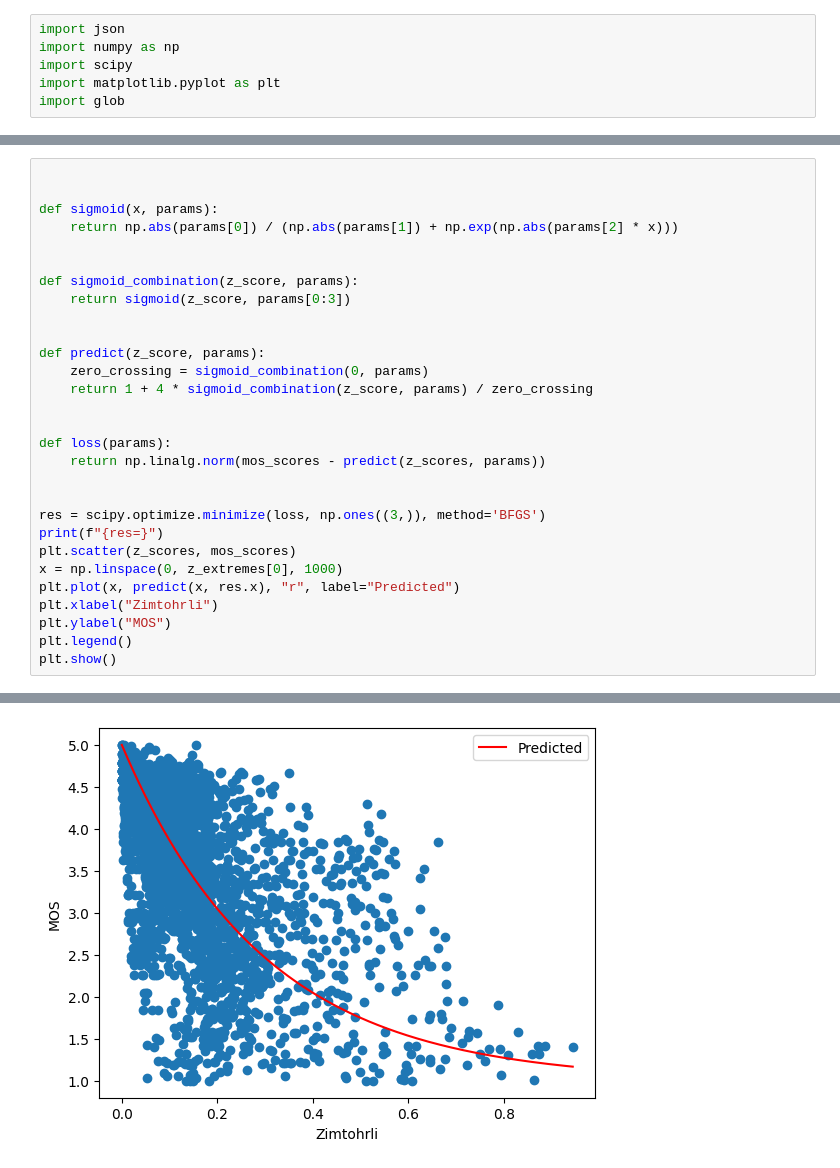
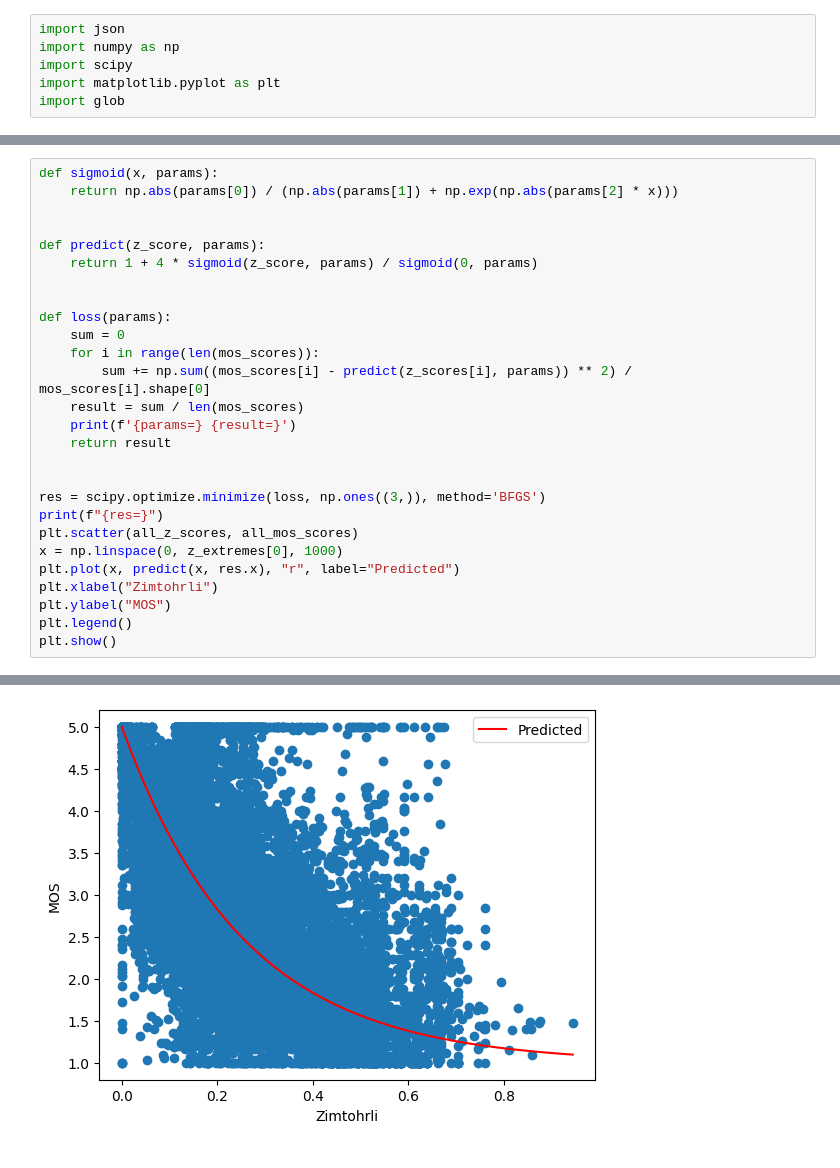
Before and after one commit to google/zimtohrli, a Jupyter notebook: python/mos_mapping.ipynb, the cells around one changed output, grey strips where cells are left out. Cells and saved outputs as stored; diff of their text form.

Commit message:
Added MOS mapping optimization
- Made it possible to optimize the MOS mapping for a given dataset with already-calculated Zimtohrli scores.
- Made it possible to print the MOS MSE for a given dataset.

```diff
--- a/python/mos_mapping.ipynb
+++ b/python/mos_mapping.ipynb
@@ -65,26 +84,24 @@ z_extremes=array([0.94465321, 0.        ])
 # %%
-
-
 def sigmoid(x, params):
     return np.abs(params[0]) / (np.abs(params[1]) + np.exp(np.abs(params[2] * x)))
 
 
-def sigmoid_combination(z_score, params):
-    return sigmoid(z_score, params[0:3])
-
-
 def predict(z_score, params):
-    zero_crossing = sigmoid_combination(0, params)
-    return 1 + 4 * sigmoid_combination(z_score, params) / zero_crossing
+    return 1 + 4 * sigmoid(z_score, params) / sigmoid(0, params)
 
 
 def loss(params):
-    return np.linalg.norm(mos_scores - predict(z_scores, params))
+    sum = 0
+    for i in range(len(mos_scores)):
+        sum += np.sum((mos_scores[i] - predict(z_scores[i], params)) ** 2) / mos_scores[i].shape[0]
+    result = sum / len(mos_scores)
+    print(f'{params=} {result=}')
+    return result
 
 
 res = scipy.optimize.minimize(loss, np.ones((3,)), method='BFGS')
 print(f"{res=}")
-plt.scatter(z_scores, mos_scores)
+plt.scatter(all_z_scores, all_mos_scores)
 x = np.linspace(0, z_extremes[0], 1000)
 plt.plot(x, predict(x, res.x), "r", label="Predicted")
 plt.xlabel("Zimtohrli")
@@ -107 +129 @@ res=  message: Desired error not necessarily achieved due to precision loss.
-[figure, old version]
+[figure, new version]
```
Also changed, not shown: parts of 3 cells of this notebook, 4 other files.
